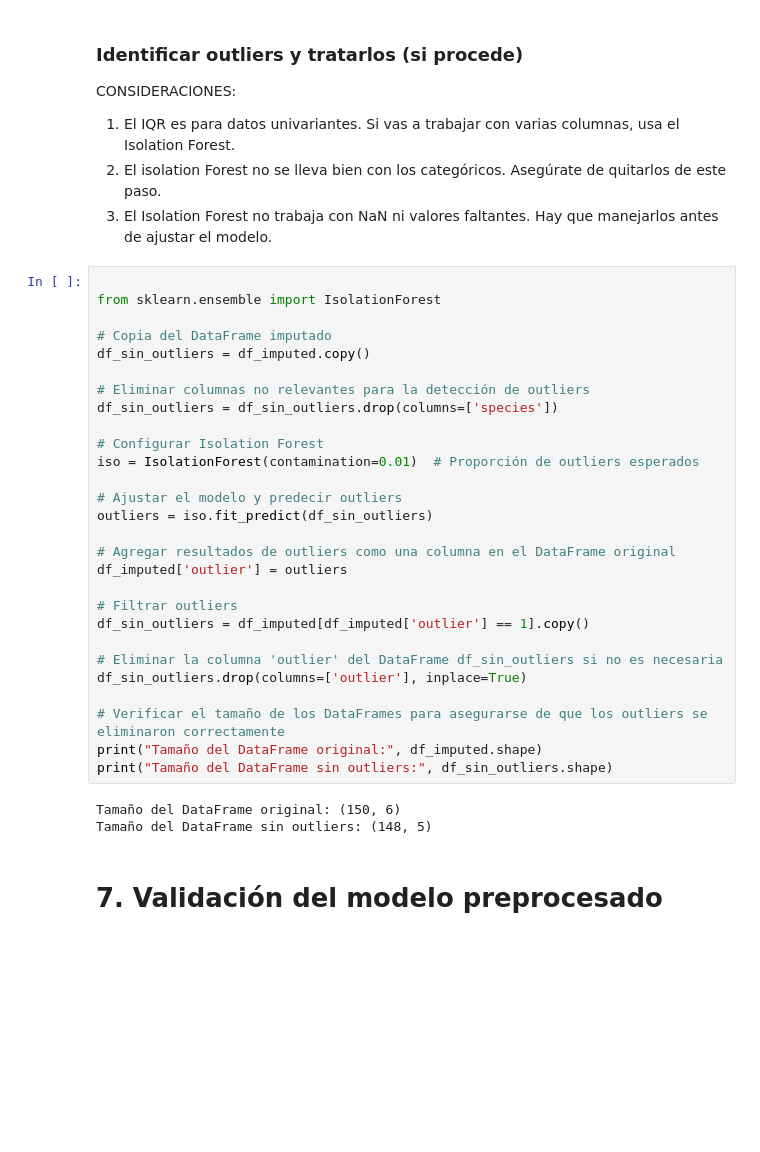
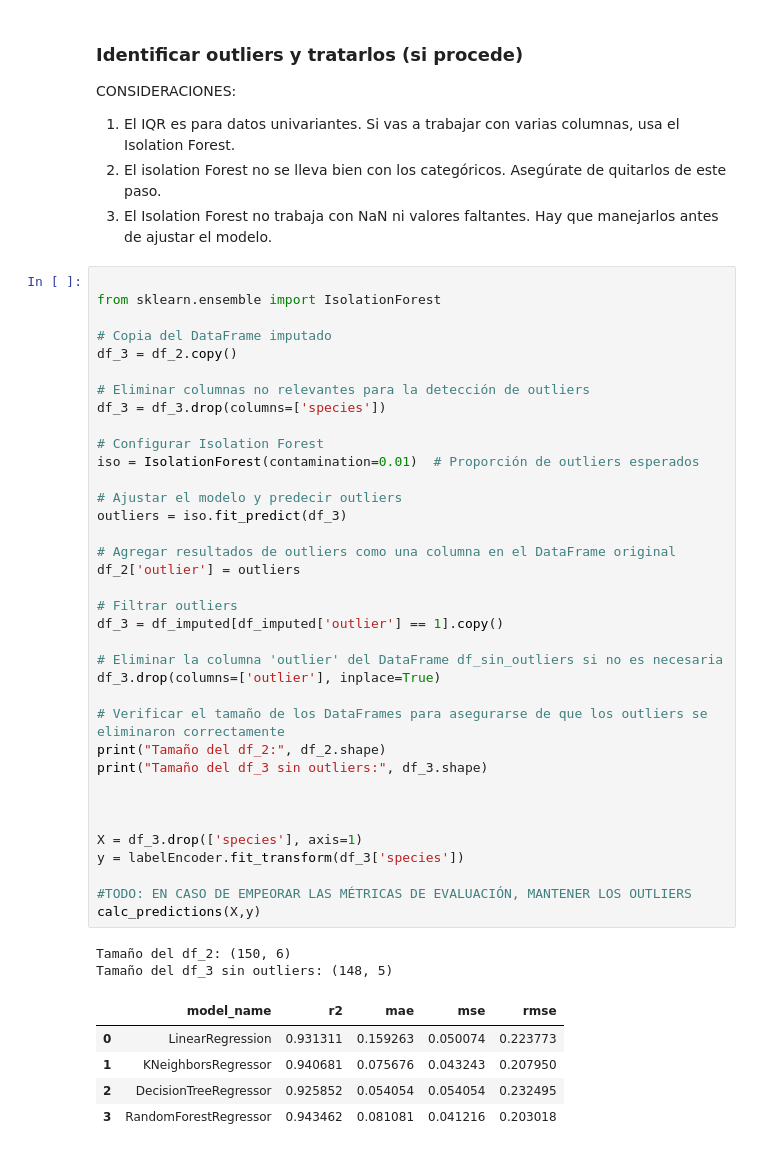
Before and after one commit to fjzamora93/Data-Analytics-with-python-2024, a Jupyter notebook: iris/iris.ipynb, the cells around one changed output. Saved outputs shown, nothing was run; the diff lists cells and outputs as text; blank space fills up the shorter version.

Commit message:
update preprocesado

```diff
--- a/iris/iris.ipynb
+++ b/iris/iris.ipynb
@@ -240,33 +312,44 @@ CONSIDERACIONES:
 # %%
 
 from sklearn.ensemble import IsolationForest
 
 # Copia del DataFrame imputado
-df_sin_outliers = df_imputed.copy()
+df_3 = df_2.copy()
 
 # Eliminar columnas no relevantes para la detección de outliers
-df_sin_outliers = df_sin_outliers.drop(columns=['species'])
+df_3 = df_3.drop(columns=['species'])
 
 # Configurar Isolation Forest
 iso = IsolationForest(contamination=0.01)  # Proporción de outliers esperados
 
 # Ajustar el modelo y predecir outliers
-outliers = iso.fit_predict(df_sin_outliers)
+outliers = iso.fit_predict(df_3)
 
 # Agregar resultados de outliers como una columna en el DataFrame original
-df_imputed['outlier'] = outliers
+df_2['outlier'] = outliers
 
 # Filtrar outliers
-df_sin_outliers = df_imputed[df_imputed['outlier'] == 1].copy()
+df_3 = df_imputed[df_imputed['outlier'] == 1].copy()
 
 # Eliminar la columna 'outlier' del DataFrame df_sin_outliers si no es necesaria
-df_sin_outliers.drop(columns=['outlier'], inplace=True)
+df_3.drop(columns=['outlier'], inplace=True)
 
 # Verificar el tamaño de los DataFrames para asegurarse de que los outliers se eliminaron correctamente
-print("Tamaño del DataFrame original:", df_imputed.shape)
-print("Tamaño del DataFrame sin outliers:", df_sin_outliers.shape)
+print("Tamaño del df_2:", df_2.shape)
+print("Tamaño del df_3 sin outliers:", df_3.shape)
+
+
+
+X = df_3.drop(['species'], axis=1)
+y = labelEncoder.fit_transform(df_3['species'])
+
+#TODO: EN CASO DE EMPEORAR LAS MÉTRICAS DE EVALUACIÓN, MANTENER LOS OUTLIERS
+calc_predictions(X,y)
 # %% [output]
-Tamaño del DataFrame original: (150, 6)
-Tamaño del DataFrame sin outliers: (148, 5)
+Tamaño del df_2: (150, 6)
+Tamaño del df_3 sin outliers: (148, 5)
+|  | model_name | r2 | mae | mse | rmse |
+| 0 | LinearRegression | 0.931311 | 0.159263 | 0.050074 | 0.223773 |
+| 1 | KNeighborsRegressor | 0.940681 | 0.075676 | 0.043243 | 0.207950 |
+| 2 | DecisionTreeRegressor | 0.925852 | 0.054054 | 0.054054 | 0.232495 |
+| 3 | RandomForestRegressor | 0.943462 | 0.081081 | 0.041216 | 0.203018 |
-# %% [markdown]
-# 7. Validación del modelo preprocesado
```
Also changed, not shown: parts of 22 cells of this notebook, 1 other file.
